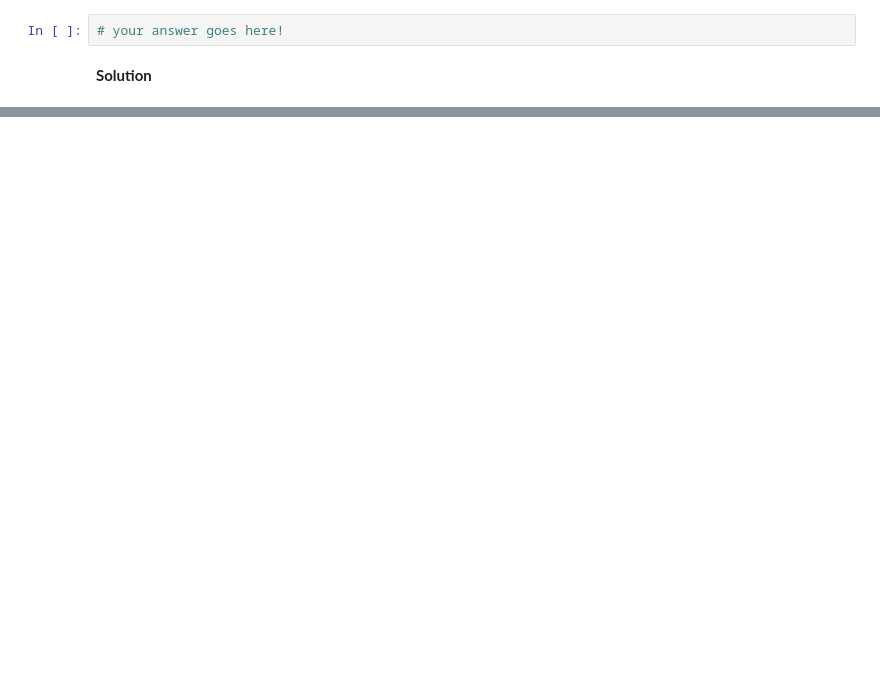
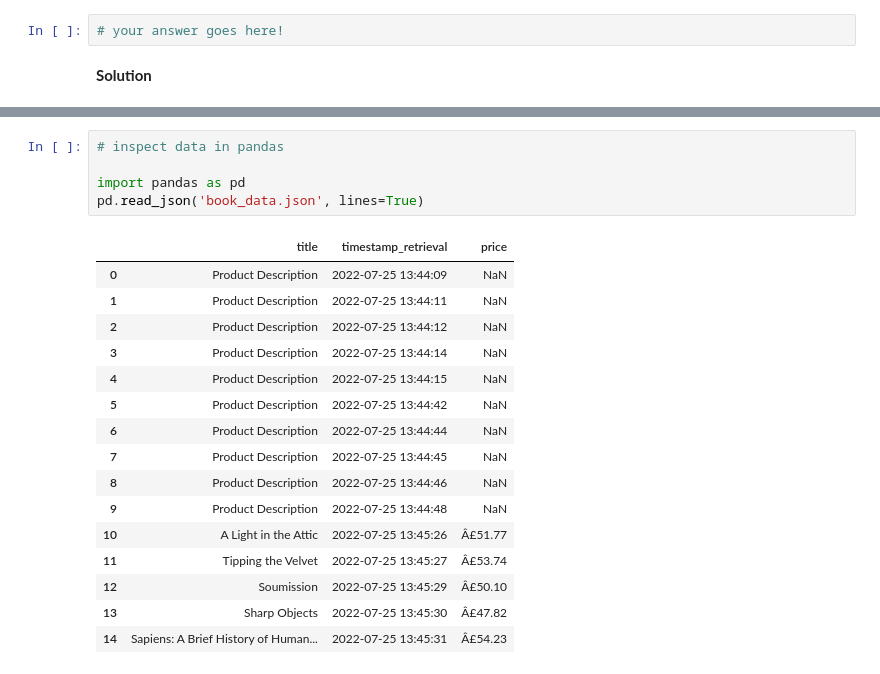
Before and after one commit to hannesdatta/course-odcm, a Jupyter notebook: content/docs/tutorials/webscraping101/webscraping-101.ipynb, the cells around one changed output, grey strips where cells are left out. Drawn from its saved outputs; the diff is of its cells as text; blank space fills up the shorter version.

```diff
--- a/content/docs/tutorials/webscraping101/webscraping-101.ipynb
+++ b/content/docs/tutorials/webscraping101/webscraping-101.ipynb
@@ -777,0 +887,22 @@ The first time you need to click on the green "Install" button in Anaconda Navig
+# %%
+# inspect data in pandas
+
+import pandas as pd
+pd.read_json('book_data.json', lines=True)
+# %% [output]
+|  | title | timestamp_retrieval | price |
+| 0 | Product Description | 2022-07-25 13:44:09 | NaN |
+| 1 | Product Description | 2022-07-25 13:44:11 | NaN |
+| 2 | Product Description | 2022-07-25 13:44:12 | NaN |
+| 3 | Product Description | 2022-07-25 13:44:14 | NaN |
+| 4 | Product Description | 2022-07-25 13:44:15 | NaN |
+| 5 | Product Description | 2022-07-25 13:44:42 | NaN |
+| 6 | Product Description | 2022-07-25 13:44:44 | NaN |
+| 7 | Product Description | 2022-07-25 13:44:45 | NaN |
+| 8 | Product Description | 2022-07-25 13:44:46 | NaN |
+| 9 | Product Description | 2022-07-25 13:44:48 | NaN |
+| 10 | A Light in the Attic | 2022-07-25 13:45:26 | Â£51.77 |
+| 11 | Tipping the Velvet | 2022-07-25 13:45:27 | Â£53.74 |
+| 12 | Soumission | 2022-07-25 13:45:29 | Â£50.10 |
+| 13 | Sharp Objects | 2022-07-25 13:45:30 | Â£47.82 |
+| 14 | Sapiens: A Brief History of Human... | 2022-07-25 13:45:31 | Â£54.23 |
```
Also changed, not shown: parts of 177 cells of this notebook, 9 other files.
